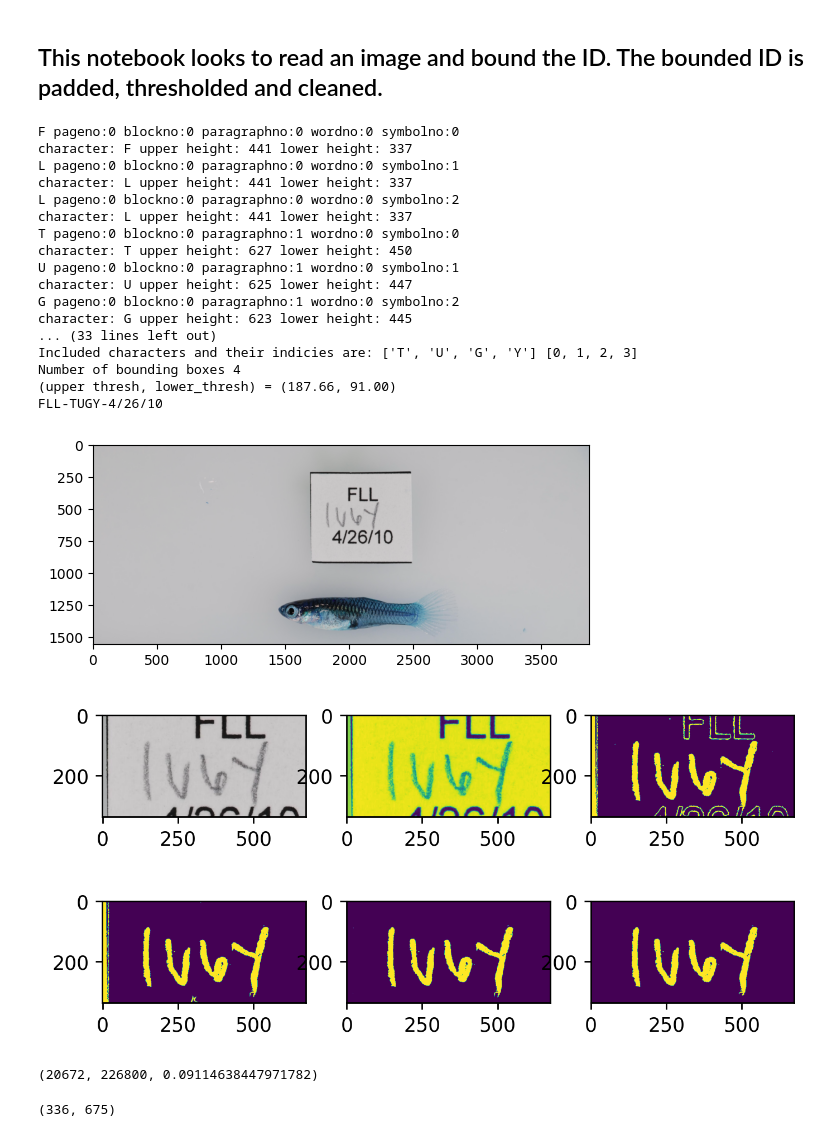
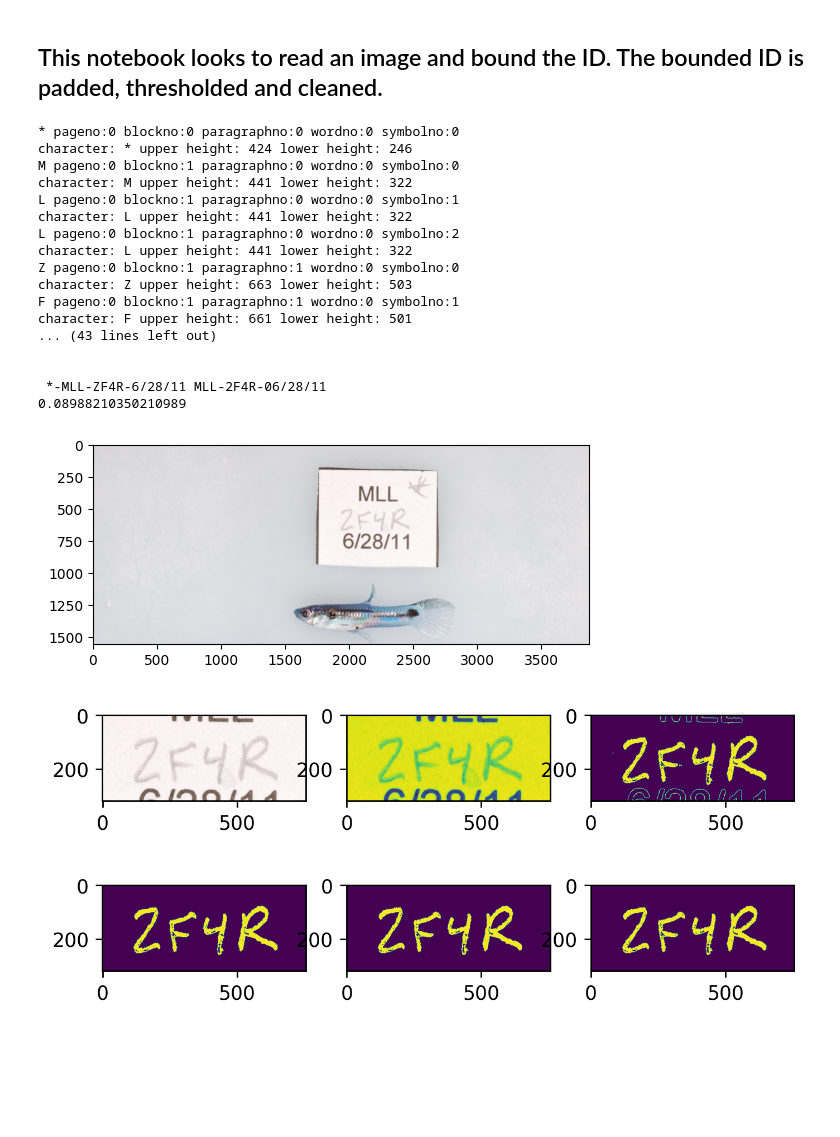
Before and after one commit to Jor-Lee/Guppies, a Jupyter notebook: Python_Files/Identity_Isolation.ipynb, the cells around one changed output. Drawn from its saved outputs; the diff is of its cells as text; code cells hidden in the pictures; blank space fills up the shorter version.

```diff
--- a/Python_Files/Identity_Isolation.ipynb
+++ b/Python_Files/Identity_Isolation.ipynb
@@ -63,56 +23,57 @@ def combine_boxes(boxes, verbose=False):
 # %%
 # Collect image from bucket
-image_in_bytes = RetreiveImage(random_files[38])
+image_in_bytes = RetreiveImage(random_files[81])
 
 # Read image and return initial output, frame and identity character boxes
 output_string, frame, character_boxes = GetImageAndParaBox(image_in_bytes, client, verbose=True)
 
 # Collect character boxes into a singe ID box.
-identity_box = combine_boxes(character_boxes)
+identity_box = combine_boxes(character_boxes, added_length=100)
 
 padx = 100
 pady = 80
 # Reduce the image to just the ID
 reduced_frame = reduce_image(frame, identity_box, padx=padx, pady=pady)
 
 # Mask and remove for final image
 masked_image = mask_and_remove(reduced_frame, verbose = True)
 
+if len(character_boxes) == 3:
+    final_image = remove_deltas(masked_image, width=15, padx=padx + 100, pady=pady//2, verbose = True)
+
+else:
 # Remove deltas
-final_image = remove_deltas(masked_image, width=15, padx=padx, pady=pady//2, verbose = True)
+    final_image = remove_deltas(masked_image, width=15, padx=padx, pady=pady//2, verbose = True)
 
-print(output_string)
+corrected_label = FindErrors(output_string, verbose=False)
+
+shape = np.shape(final_image)
+counts = np.count_nonzero(final_image)
+valid_test = counts / (shape[0] * shape[1])
+
+print("\n\n", output_string, corrected_label)
+print(valid_test)
 # %% [output]
-F pageno:0 blockno:0 paragraphno:0 wordno:0 symbolno:0
-character: F upper height: 441 lower height: 337
-L pageno:0 blockno:0 paragraphno:0 wordno:0 symbolno:1
-character: L upper height: 441 lower height: 337
-L pageno:0 blockno:0 paragraphno:0 wordno:0 symbolno:2
-character: L upper height: 441 lower height: 337
-T pageno:0 blockno:0 paragraphno:1 wordno:0 symbolno:0
-character: T upper height: 627 lower height: 450
-U pageno:0 blockno:0 paragraphno:1 wordno:0 symbolno:1
-character: U upper height: 625 lower height: 447
-G pageno:0 blockno:0 paragraphno:1 wordno:0 symbolno:2
-character: G upper height: 623 lower height: 445
-... (33 lines left out)
-Included characters and their indicies are: ['T', 'U', 'G', 'Y'] [0, 1, 2, 3]
-Number of bounding boxes 4
-(upper thresh, lower_thresh) = (187.66, 91.00)
-FLL-TUGY-4/26/10
+* pageno:0 blockno:0 paragraphno:0 wordno:0 symbolno:0
+character: * upper height: 424 lower height: 246
+M pageno:0 blockno:1 paragraphno:0 wordno:0 symbolno:0
+character: M upper height: 441 lower height: 322
+L pageno:0 blockno:1 paragraphno:0 wordno:0 symbolno:1
+character: L upper height: 441 lower height: 322
+L pageno:0 blockno:1 paragraphno:0 wordno:0 symbolno:2
+character: L upper height: 441 lower height: 322
+Z pageno:0 blockno:1 paragraphno:1 wordno:0 symbolno:0
+character: Z upper height: 663 lower height: 503
+F pageno:0 blockno:1 paragraphno:1 wordno:0 symbolno:1
+character: F upper height: 661 lower height: 501
+... (43 lines left out)
+
+
+ *-MLL-ZF4R-6/28/11 MLL-2F4R-06/28/11
+0.08988210350210989
-[figure, old version]
+[figure, new version]
-[figure, old version]
+[figure, new version]
-[figure, old version]
+[figure, new version]
-# %%
-shape = np.shape(final_image)
-counts = np.count_nonzero(final_image)
-counts, shape[0] * shape[1], counts / (shape[0] * shape[1])
-# %% [output]
-(20672, 226800, 0.09114638447971782)
-# %%
-shape
-# %% [output]
-(336, 675)
 # %%
 decoded = np.frombuffer(image_in_bytes.getvalue(), dtype=np.uint8)
 frame = cv2.imdecode(decoded, cv2.IMREAD_COLOR)
```
Also changed, not shown: parts of 7 cells of this notebook, 3 other files.
